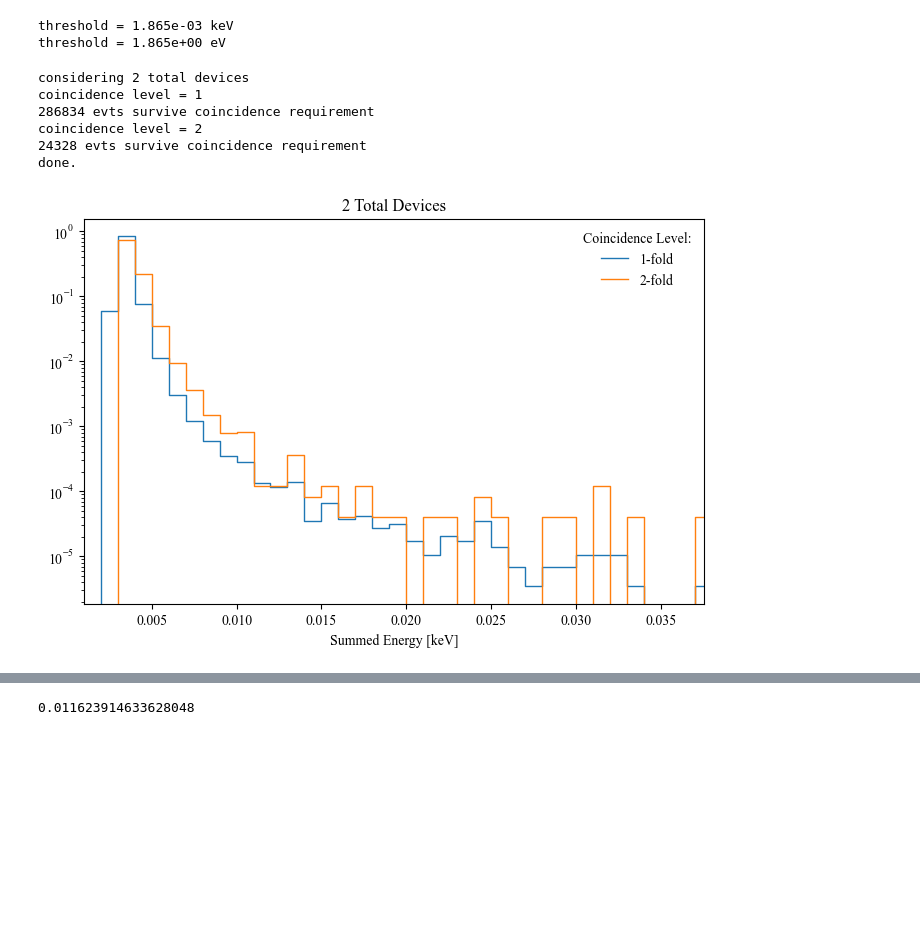
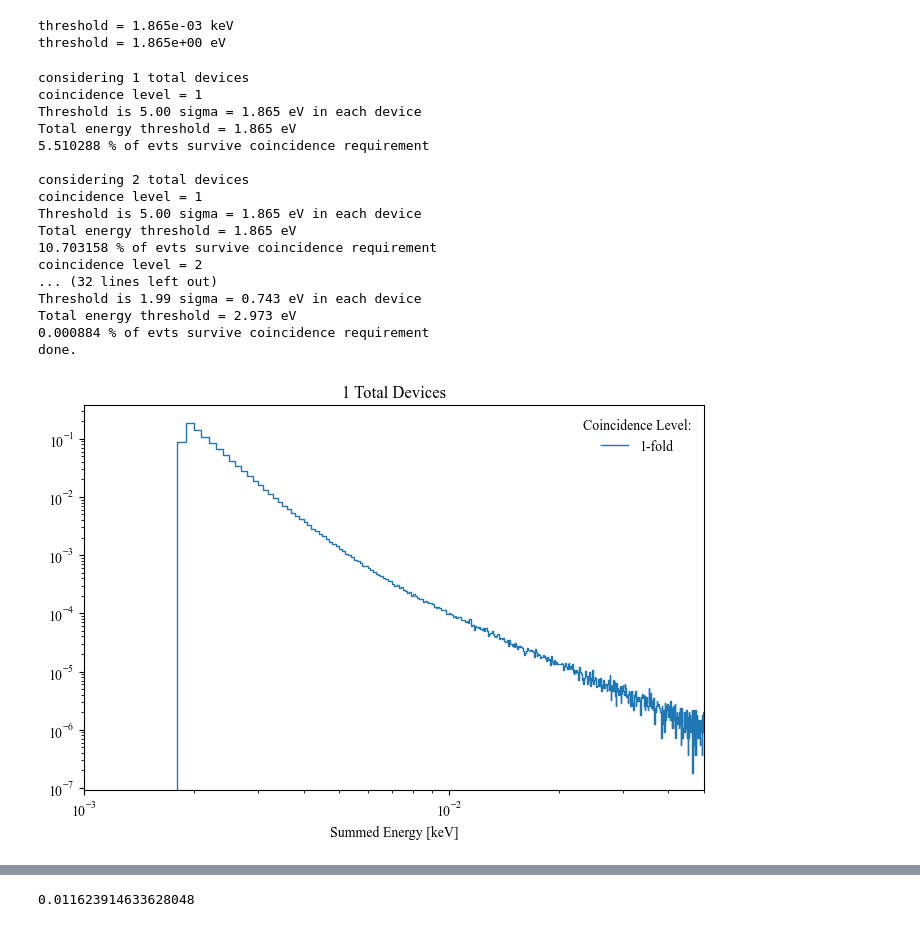
Before and after one commit to spice-herald/DarkLim, a Jupyter notebook: examples/generate_lee_templates_powerlaw.ipynb, the cells around one changed output, grey strips where cells are left out. Cells and saved outputs as stored; diff of their text form; code cells hidden in the pictures; blank space fills up the shorter version.

```diff
--- a/examples/generate_lee_templates_powerlaw.ipynb
+++ b/examples/generate_lee_templates_powerlaw.ipynb
@@ -52,24 +53,20 @@ plt.savefig('./pretty_plots/erlang.png',facecolor='white',bbox_inches='tight')
 [figure]
 # %%
 # generate ntoys
-e_low = 1e-3 #keV
-e_high = 10 #keV
-npts = 10000
+
 
 def power_bkgd(x,amplitude,abs_power):
     return amplitude * x**(-1*abs_power)
 pdf = lambda x: power_bkgd(x,1.4e-8, 5.77)+power_bkgd(x,0.107, 2.72)
 
 energy_res = 0.373e-3 # energy resolution in keV
-#if var_threshold:
-#    nsigma = stats.norm.isf(stats.norm.sf(5)**(1/coinc))
-#else:
-#    nsigma = 5
-#per_device_threshold = nsigma * energy_res
-#threshold = coinc*per_device_threshold
 nsigma = 5
 threshold = nsigma*energy_res
 
+e_low = 1e-4 #keV
+e_high = 5 #keV
+npts = 100000
+
 print('threshold = {:0.3e} keV'.format(threshold))
 print('threshold = {:0.3e} eV'.format(threshold*1000))
 # %% [output]
@@ -79,63 +76,85 @@ threshold = 1.865e+00 eV
 # generate toys from m devices with n-fold coincidence
 
 show_plot = True
-sum_all_energy = False
-
+var_threshold = True
+per_device_threshold = 0.
 #devices = np.array([1,2,3,4])
 
-ntoys = 1000000
-devices = np.array([2])
+ntoys = 100000000
+devices = np.array([1,2,3,4])
 
 #summed_energy = {}
 
 for i,m in enumerate(devices): # loop over total number of devices
+    #if m>3:
+    #    ntoys *= 10
     if show_plot:
         fig, ax = plt.subplots(1,figsize=(8,5))
+    print('')
     print('considering',m,'total devices')
     # simulate events in all devices:
     evts = np.zeros((m,ntoys))
     for d in range(m): # simulate ntoys in each device
         evts[d,:] = pdf_sampling( pdf, (e_low, e_high), npoints=npts, nsamples=ntoys )
 
-    summed_energy = np.sum(evts,axis=0) # summed energy accross devices
-    evts[np.where(evts<threshold)] = 0 # sets events below threshold to zero - this should be the *per device threshold*
-    #print( evts[:,:10] )
-    n_over = np.count_nonzero(evts,axis=0) # gives number of devices above threshold for each event
+    summed_energy = np.sum(evts,axis=0) # total energy in all devices
 
     # consider coincidence levels from 1 to number of devices
     coinc = np.arange(1,m+1)
     for c in coinc:
         print('coincidence level =',c)
-        #triggered_evts = # evts which satisfy coincidence requirement
+        if var_threshold:
+            nsigma = stats.norm.isf(stats.norm.sf(5)**(1/c))
+        else:
+            nsigma = 5
+        per_device_threshold = nsigma * energy_res
+        threshold = c*per_device_threshold
+
+        print('Threshold is {:0.2f} sigma = {:0.3f} eV in each device'.format(nsigma,per_device_threshold*1000))
+        print('Total energy threshold = {:0.3f} eV'.format(threshold*1000))
+
+        evts[np.where(evts<per_device_threshold)] = 0 # sets events below threshold to zero - this should be the *per device threshold*
+        n_over = np.count_nonzero(evts,axis=0) # gives number of devices above threshold for each event
         keepers = summed_energy[n_over>=c] # summed energy of evts which satisfy coincidence requirement
-        print(len(keepers),'evts survive coincidence requirement')
+        print(100.*(len(keepers)/ntoys),'% of evts survive coincidence requirement')
 
         if show_plot:
             h = Hist1d(keepers,bins=npts,range=(e_low,e_high))
             bw = h.bin_centers[1]-h.bin_centers[0]
             h.plot(scale_histogram_by=1,lw=1,label='{}-fold'.format(c),normed=True)
             #h.plot(scale_histogram_by=1/bw,lw=1,label='{}-fold MC w/threshold'.format(c),normed=True)
 
             #x = np.geomspace(e_low,e_high,10000)
             #dist = pdf(x)
             #plt.plot(x, dist/np.trapz(dist, x=x),label='Summed Power Law')
 
             ax.set_title('{:d} Total Devices'.format(m))
             #ax.set_xlim(e_low,e_high)
-            ax.set_xlim(e_low,keepers.max())
-            #ax.set_xscale('log')
+            ax.set_xlim(e_low,0.05)
+            ax.set_xscale('log')
             #ax.set_ylim(1,None)
             ax.set_yscale('log')
             ax.legend(loc='upper right', title='Coincidence Level:', frameon=False,ncol=1)
             #ax.legend(loc='upper right', title='{:0.1e} keV threshold in each device'.format(threshold),ncol=2)
             ax.set_xlabel('Summed Energy [keV]')
 
 print('done.')# generate toys from m devices with n-fold coincidence
 # %% [output]
+considering 1 total devices
+coincidence level = 1
+Threshold is 5.00 sigma = 1.865 eV in each device
+Total energy threshold = 1.865 eV
+5.510288 % of evts survive coincidence requirement
+
 considering 2 total devices
 coincidence level = 1
-286834 evts survive coincidence requirement
+Threshold is 5.00 sigma = 1.865 eV in each device
+Total energy threshold = 1.865 eV
+10.703158 % of evts survive coincidence requirement
 coincidence level = 2
-24328 evts survive coincidence requirement
+... (32 lines left out)
+Threshold is 1.99 sigma = 0.743 eV in each device
+Total energy threshold = 2.973 eV
+0.000884 % of evts survive coincidence requirement
 done.
-[figure, old version]
+[figure, new version]
```
Also changed, not shown: parts of 5 cells of this notebook.
